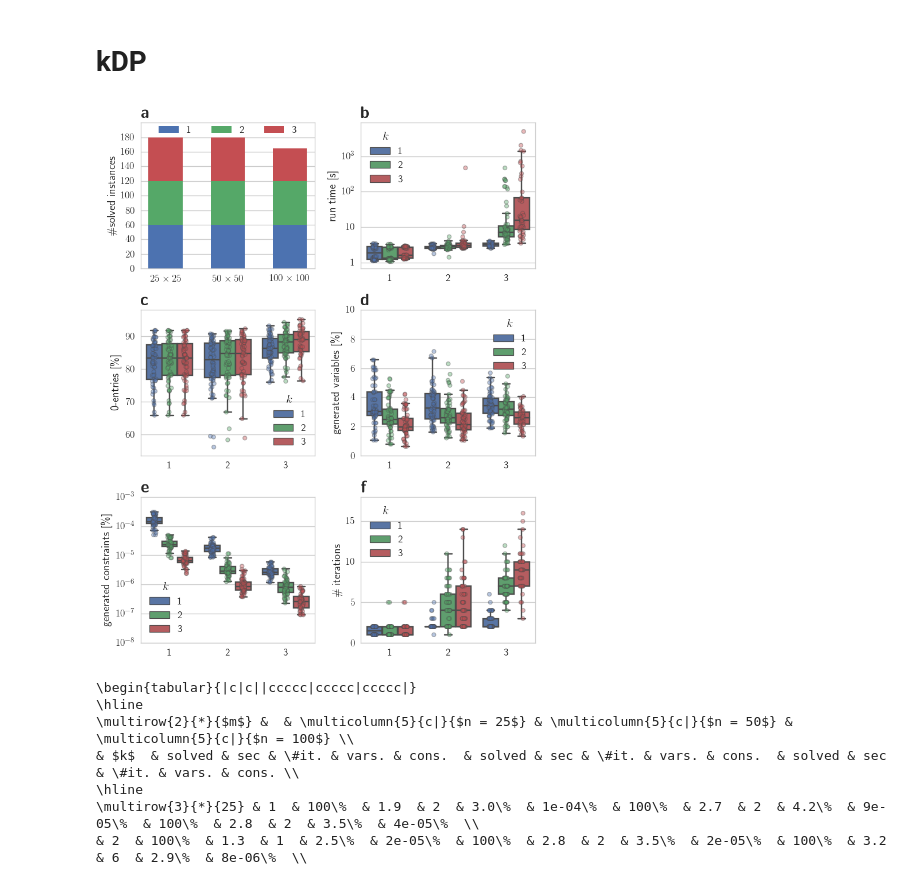
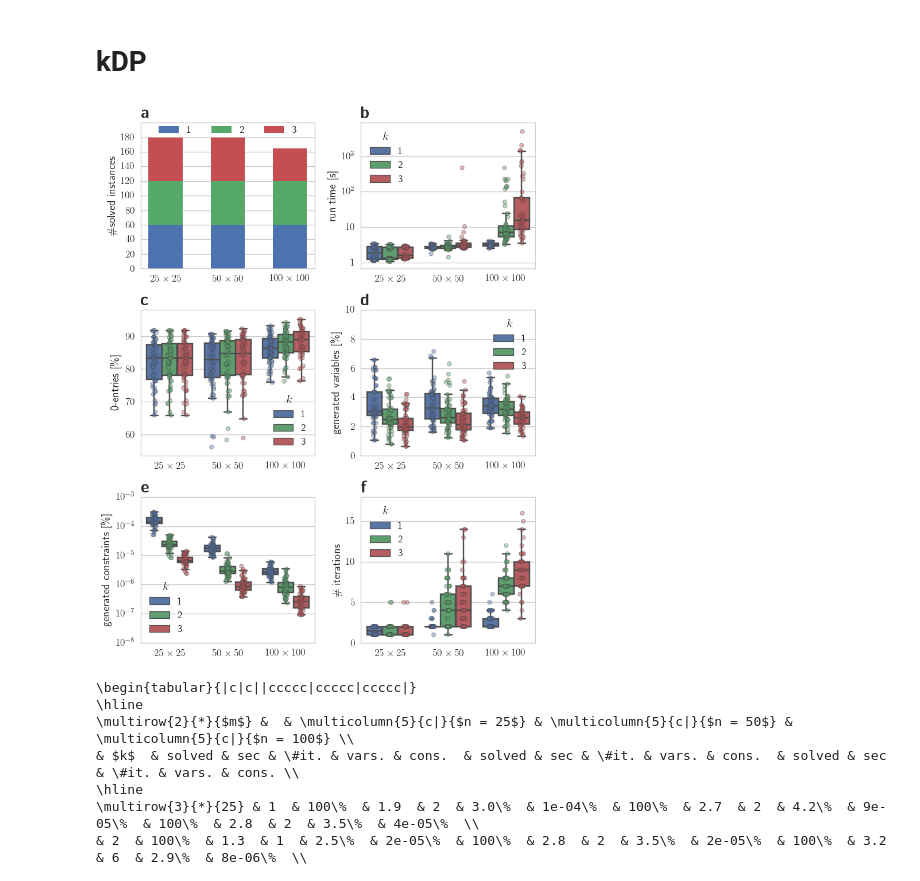
Before and after one commit to elkebir-group/SPhyR, a Jupyter notebook: result/plots.ipynb, the cells around one changed output. Drawn from its saved outputs; the diff is of its cells as text; code cells hidden in the pictures.

Commit message:
Updated script for plots

```diff
--- a/result/plots.ipynb
+++ b/result/plots.ipynb
@@ -62,14 +61,14 @@ def plotFractionGeneratedVars(ax):
     ax.set_ylim((0,10))
     ax.set_xticklabels(labels)
 # %%
-def plotFractionGeneratedConstraints(ax):
+def plotFractionGeneratedConstraints(ax, labels):
     df_kDP['fracconstraints'] = np.log10(df_kDP['constraints'] / df_kDP['constraint_count'] * 100)
     sns.stripplot(data=df_kDP[(df_kDP['m'] == df_kDP['n']) & (df_kDP['m'] < 200)], y="fracconstraints",
                   x="m", hue="k", ax=ax, split=True, jitter=True, alpha=0.4, linewidth=1)
     sns.boxplot(data=df_kDP[(df_kDP['m'] == df_kDP['n']) & (df_kDP['m'] < 200)], y="fracconstraints",
                 x="m", hue="k", ax=ax, showfliers=False)
-    handles, labels = ax.get_legend_handles_labels()
-    l = plt.legend(handles[0:3], labels[0:3], title="$k$", loc="lower left")
+    handles, labels2 = ax.get_legend_handles_labels()
+    l = plt.legend(handles[0:3], labels2[0:3], title="$k$", loc="lower left")
     ax.set_ylabel("generated constraints [\%]")
     ax.set_xlabel("")
     ax.set_xticklabels(labels)
@@ -77,69 +76,69 @@ def plotFractionGeneratedConstraints(ax):
     ax.set_yticklabels(['$10^{-8}$', '$10^{-7}$', '$10^{-6}$', '$10^{-5}$', '$10^{-4}$',
                         '$10^{-3}$'])
 # %%
-def plotRunTime(ax):
+def plotRunTime(ax, labels):
     df_kDP['time_log'] = np.log10(df_kDP['time'])
     sns.stripplot(data=df_kDP[(df_kDP['m'] == df_kDP['n']) & (df_kDP['m'] < 200)], y="time_log",
                   x="m", hue="k", ax=ax, split=True, jitter=True, alpha=0.4, linewidth=1)
     sns.boxplot(data=df_kDP[(df_kDP['m'] == df_kDP['n']) & (df_kDP['m'] < 200)], y="time_log",
                 x="m", hue="k", ax=ax, showfliers=False)
-    handles, labels = ax.get_legend_handles_labels()
-    l = plt.legend(handles[0:3], labels[0:3], title="$k$", loc="upper left")
+    handles, labels2 = ax.get_legend_handles_labels()
+    l = plt.legend(handles[0:3], labels2[0:3], title="$k$", loc="upper left")
     ax.set_ylabel("run time [s]")
     ax.set_xlabel("")
+    ax.set_yticklabels(['0', '$1$', '$10$', '$10^2$', '$10^3$', '$10^4$'])
     ax.set_xticklabels(labels)
-    ax.set_yticklabels(['0', '$1$', '$10$', '$10^2$', '$10^3$', '$10^4$'])
 # %%
-def plotIterationCount(ax):
+def plotIterationCount(ax, labels):
     sns.stripplot(data=df_kDP[(df_kDP['m'] == df_kDP['n']) & (df_kDP['m'] < 200)], y="iterations",
                   x="m", hue="k", ax=ax, split=True, jitter=True, alpha=0.4, linewidth=1)
     sns.boxplot(data=df_kDP[(df_kDP['m'] == df_kDP['n']) & (df_kDP['m'] < 200)], y="iterations",
                 x="m", hue="k", ax=ax, showfliers=False)
-    handles, labels = ax.get_legend_handles_labels()
-    l = plt.legend(handles[0:3], labels[0:3], title="$k$", loc="upper left")
+    handles, labels2 = ax.get_legend_handles_labels()
+    l = plt.legend(handles[0:3], labels2[0:3], title="$k$", loc="upper left")
     ax.set_ylabel("\# iterations")
     ax.set_xlabel("")
     ax.set_ylim((0,18))
     ax.set_xticklabels(labels)
 # %%
-def plotSparsity(ax):
+def plotSparsity(ax, labels):
     df_kDP['sparsity'] = (1 - df_kDP['density']) * 100
     sns.stripplot(data=df_kDP[(df_kDP['m'] == df_kDP['n']) & (df_kDP['m'] < 200)], y="sparsity",
                   x="m", hue="k", ax=ax, split=True, jitter=True, alpha=0.4, linewidth=1)
     sns.boxplot(data=df_kDP[(df_kDP['m'] == df_kDP['n']) & (df_kDP['m'] < 200)], y="sparsity",
                 x="m", hue="k", ax=ax, showfliers=False)
-    handles, labels = ax.get_legend_handles_labels()
-    l = plt.legend(handles[0:3], labels[0:3], title="$k$", loc="lower right")
+    handles, labels2 = ax.get_legend_handles_labels()
+    l = plt.legend(handles[0:3], labels2[0:3], title="$k$", loc="lower right")
     ax.set_ylabel("0-entries [\%]")
     ax.set_xlabel("")
     ax.set_xticklabels(labels)
 # %%
 labels = ['$25 \\times 25$','$50 \\times 50$', '$100 \\times 100$']
 nrRows = 3
 nrCols = 2
 ax = plt.subplot(nrRows,nrCols,1)
 ax.set_title("\huge\\textbf{a}", loc='left')
-plotNumberOfSolved(ax)
+plotNumberOfSolved(ax, labels)
 ax = plt.subplot(nrRows,nrCols,2)
 ax.set_title("\huge\\textbf{b}", loc='left')
-plotRunTime(ax)
+plotRunTime(ax, labels)
 ax = plt.subplot(nrRows,nrCols,3)
 ax.set_title("\huge\\textbf{c}", loc='left')
-plotSparsity(ax)
+plotSparsity(ax, labels)
 ax = plt.subplot(nrRows,nrCols,4)
 ax.set_title("\huge\\textbf{d}", loc='left')
-plotFractionGeneratedVars(ax)
+plotFractionGeneratedVars(ax, labels)
 ax = plt.subplot(nrRows,nrCols,5)
 ax.set_title("\huge\\textbf{e}", loc='left')
-plotFractionGeneratedConstraints(ax)
+plotFractionGeneratedConstraints(ax, labels)
 ax = plt.subplot(nrRows,nrCols,6)
 ax.set_title("\huge\\textbf{f}", loc='left')
-plotIterationCount(ax)
+plotIterationCount(ax, labels)
 plt.gcf().set_size_inches(8, 10)
 plt.tight_layout()
 plt.savefig("kDP-col.pdf")
 # %% [output]
-[figure, old version]
+[figure, new version]
 # %%
 print "\\begin{tabular}{|c|c||ccccc|ccccc|ccccc|}"
 print "\\hline"
```
Also changed, not shown: parts of 8 cells of this notebook.
